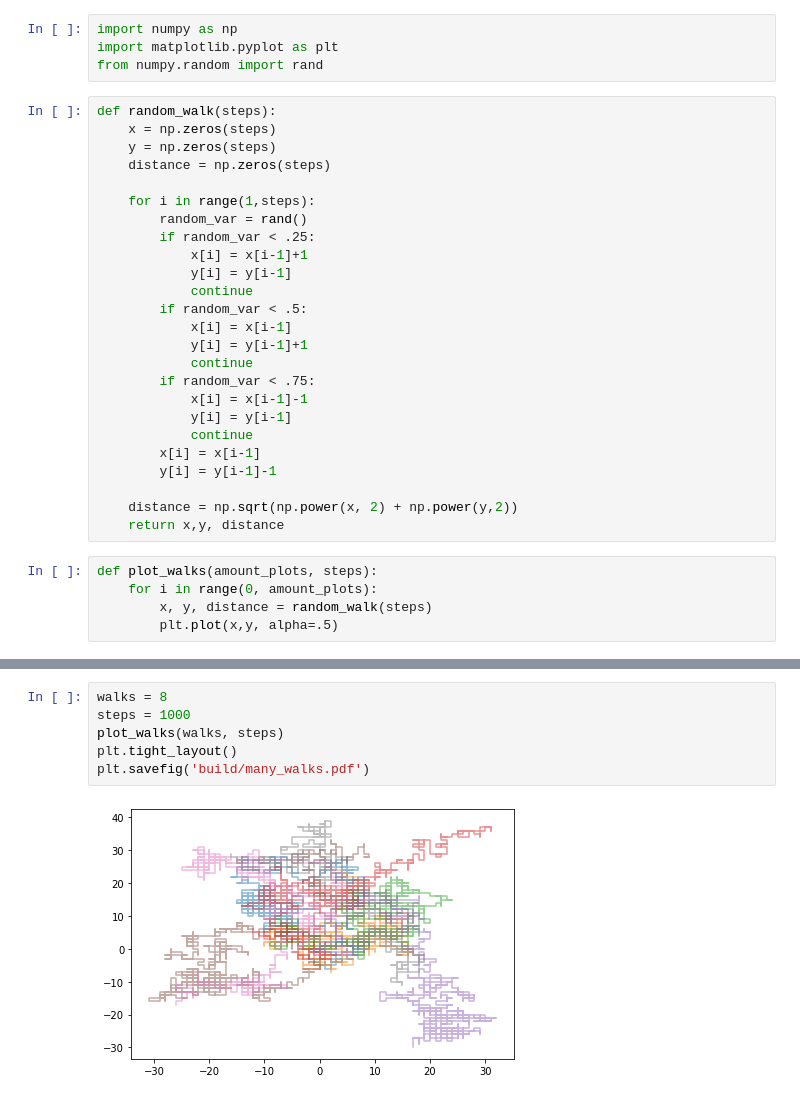
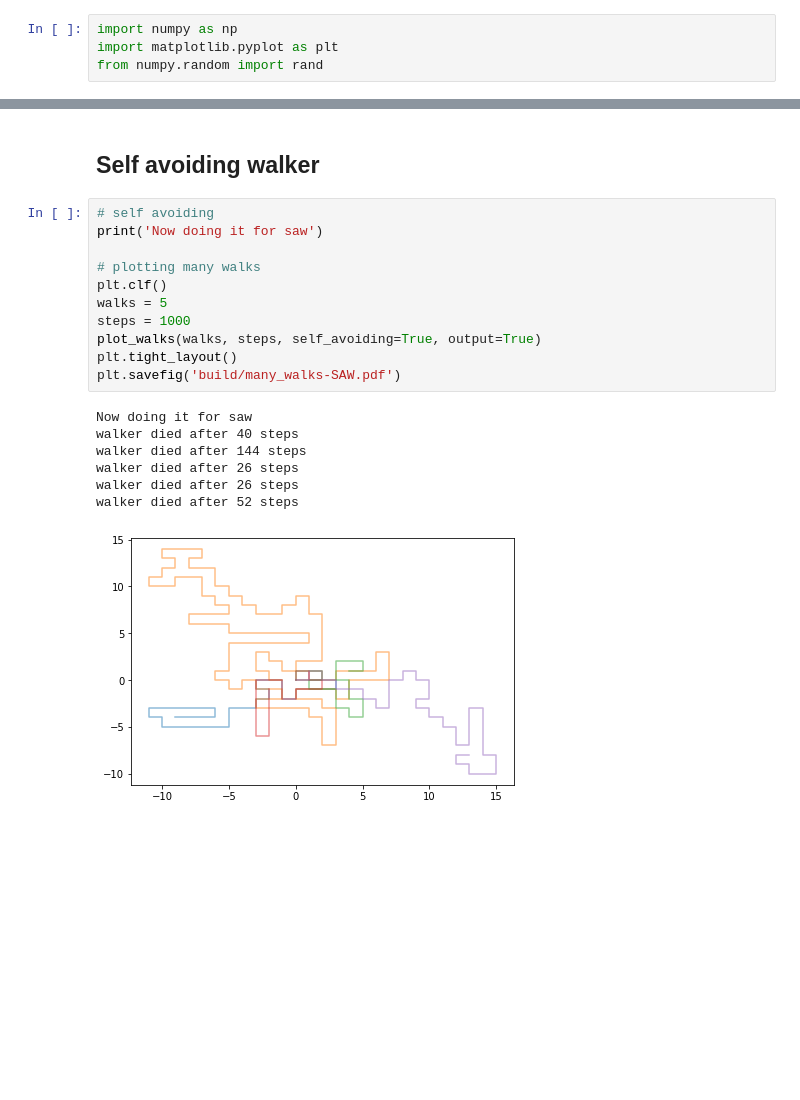
Before and after one commit to dormail/CP-2022, a Jupyter notebook: Homework 1/Exercise4.ipynb, the cells around one changed output, grey strips where cells are left out. Drawn from its saved outputs; the diff is of its cells as text; blank space fills up the shorter version.

```diff
--- a/Homework 1/Exercise4.ipynb
+++ b/Homework 1/Exercise4.ipynb
@@ -2,33 +4,3 @@
 import numpy as np
 import matplotlib.pyplot as plt
 from numpy.random import rand
-# %%
-def random_walk(steps):
-    x = np.zeros(steps)
-    y = np.zeros(steps)
-    distance = np.zeros(steps)
-
-    for i in range(1,steps):
-        random_var = rand()
-        if random_var < .25:
-            x[i] = x[i-1]+1
-            y[i] = y[i-1]
-            continue
-        if random_var < .5:
-            x[i] = x[i-1]
-            y[i] = y[i-1]+1
-            continue
-        if random_var < .75:
-            x[i] = x[i-1]-1
-            y[i] = y[i-1]
-            continue
-        x[i] = x[i-1]
-        y[i] = y[i-1]-1
-
-    distance = np.sqrt(np.power(x, 2) + np.power(y,2))
-    return x,y, distance
-# %%
-def plot_walks(amount_plots, steps):
-    for i in range(0, amount_plots):
-        x, y, distance = random_walk(steps)
-        plt.plot(x,y, alpha=.5)
@@ -35,8 +129,21 @@ def plot_walks(amount_plots, steps):
+# %% [markdown]
+## Self avoiding walker
 # %%
-walks = 8
+# self avoiding
+print('Now doing it for saw')
+
+# plotting many walks
+plt.clf()
+walks = 5
 steps = 1000
-plot_walks(walks, steps)
+plot_walks(walks, steps, self_avoiding=True, output=True)
 plt.tight_layout()
-plt.savefig('build/many_walks.pdf')
+plt.savefig('build/many_walks-SAW.pdf')
 # %% [output]
+Now doing it for saw
+walker died after 40 steps
+walker died after 144 steps
+walker died after 26 steps
+walker died after 26 steps
+walker died after 52 steps
-[figure, old version]
+[figure, new version]
```
Also changed, not shown: parts of 5 cells of this notebook, 2 other files.
